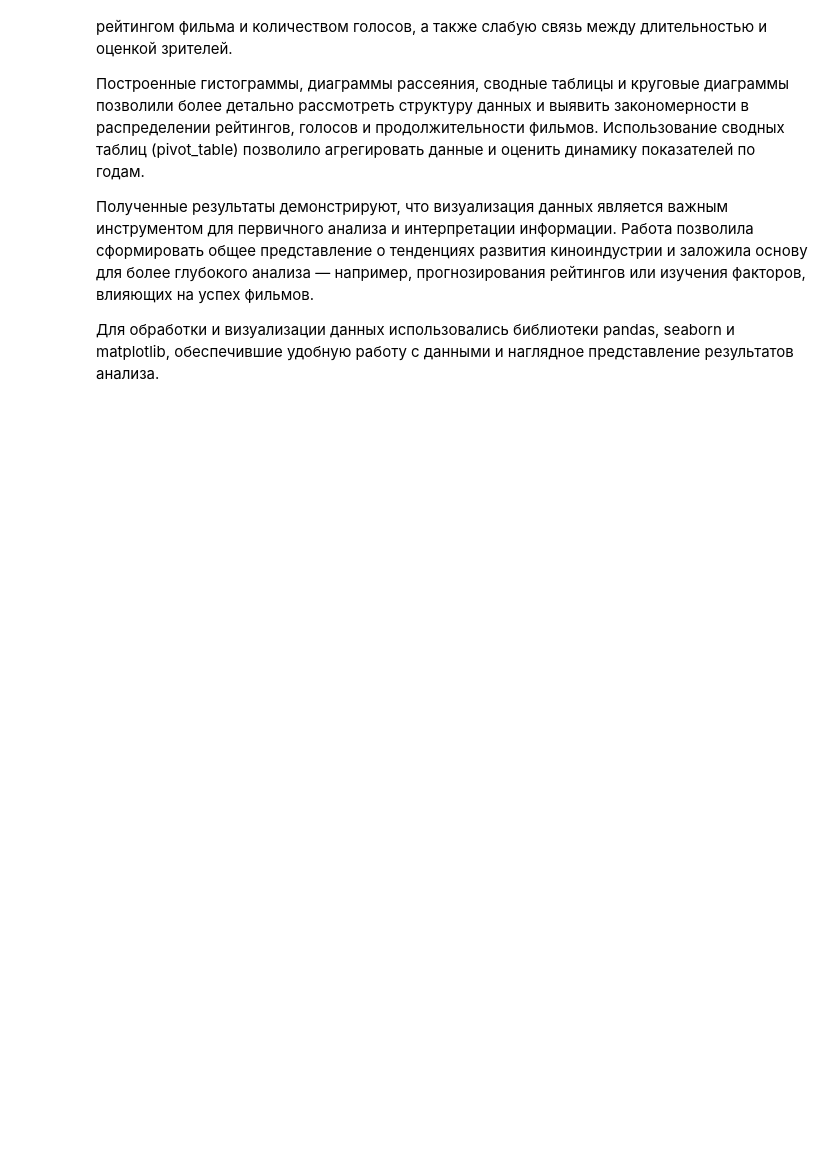
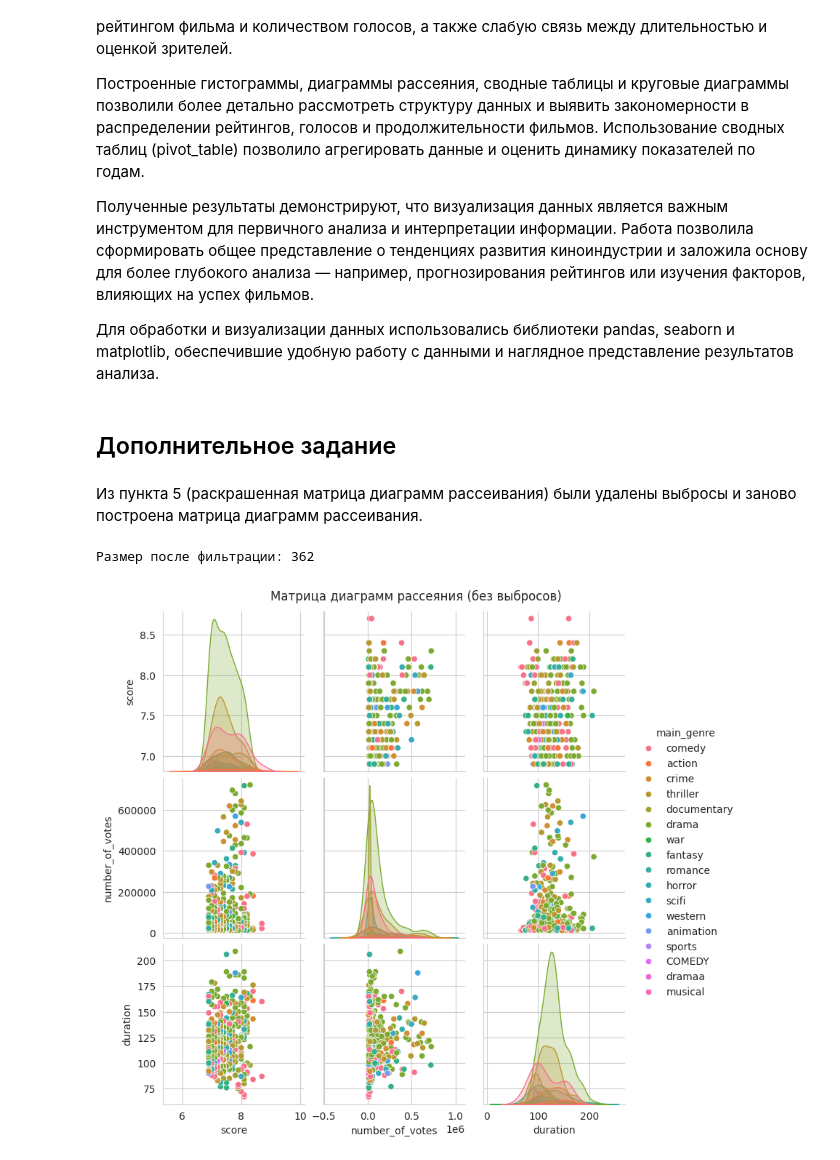
Before and after one commit to ascom8/data_analysis, a Jupyter notebook: LR2_Smirnov_5.ipynb, the cells around one changed output. Cells and saved outputs as stored; diff of their text form; code cells hidden in the pictures; blank space fills up the shorter version.

```diff
--- a/LR2_Smirnov_5.ipynb
+++ b/LR2_Smirnov_5.ipynb
@@ -603,3 +604,34 @@ plt.show()
 Полученные результаты демонстрируют, что визуализация данных является важным инструментом для первичного анализа и интерпретации информации. Работа позволила сформировать общее представление о тенденциях развития киноиндустрии и заложила основу для более глубокого анализа — например, прогнозирования рейтингов или изучения факторов, влияющих на успех фильмов.
 
 Для обработки и визуализации данных использовались библиотеки pandas, seaborn и matplotlib, обеспечившие удобную работу с данными и наглядное представление результатов анализа.
+# %% [markdown]
+## Дополнительное задание
+# %% [markdown]
+Из пункта 5 (раскрашенная матрица диаграмм рассеивания) были удалены выбросы и заново построена матрица диаграмм рассеивания.
+# %%
+# Исходный датафрейм
+df_clean = df_clean.copy()  # чтобы не менять оригинал
+
+# Выбираем колонки для фильтрации
+cols_to_filter = ['score', 'number_of_votes', 'duration']
+
+# Определяем квантили (например, 1% и 99%)
+lower_percentile = 0.01
+upper_percentile = 0.99
+
+# Фильтруем по каждому признаку
+for col in cols_to_filter:
+    lower_bound = df_clean[col].quantile(lower_percentile)
+    upper_bound = df_clean[col].quantile(upper_percentile)
+    df_clean = df_clean[(df_clean[col] >= lower_bound) & (df_clean[col] <= upper_bound)]
+
+print(f"Размер после фильтрации: {len(df_clean)}")
+# %% [output]
+Размер после фильтрации: 362
+# %%
+sns.pairplot(df_clean[['score', 'number_of_votes', 'duration', 'main_genre']],
+             hue='main_genre')
+plt.suptitle("Матрица диаграмм рассеяния (без выбросов)", y=1.02)
+plt.show()
+# %% [output]
+[figure, added]
```
Also changed, not shown: parts of 4 cells of this notebook.
